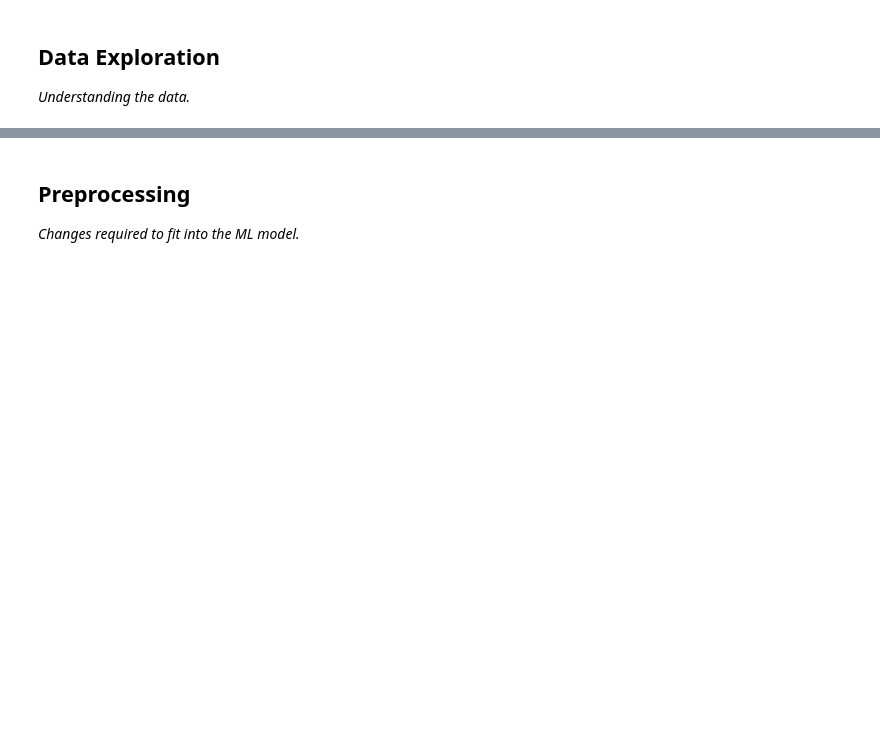
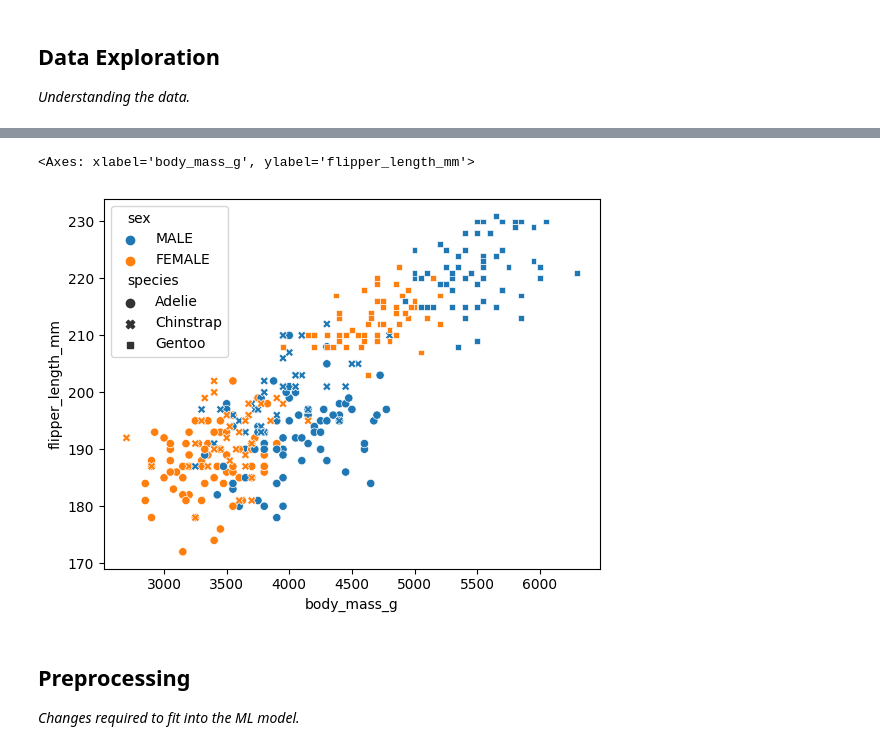
Before and after one commit to Annie-EXE/Machine-Learning-Workshop-Penguin-Data, a Jupyter notebook: ml.ipynb, the cells around one changed output, grey strips where cells are left out. Cells and saved outputs as stored; diff of their text form; code cells hidden in the pictures; blank space fills up the shorter version.

```diff
--- a/ml.ipynb
+++ b/ml.ipynb
@@ -40,3 +62,8 @@ sns.scatterplot(data=penguins, x="body_mass_g", y="flipper_length_mm", hue="spec
+# %%
+sns.scatterplot(data=penguins, x="body_mass_g", y="flipper_length_mm", hue="sex", style="species")
+# %% [output]
+<Axes: xlabel='body_mass_g', ylabel='flipper_length_mm'>
+[figure, added]
 # %% [markdown]
 ## Preprocessing
 
```
Also changed, not shown: parts of 15 cells of this notebook, 1 other file.
